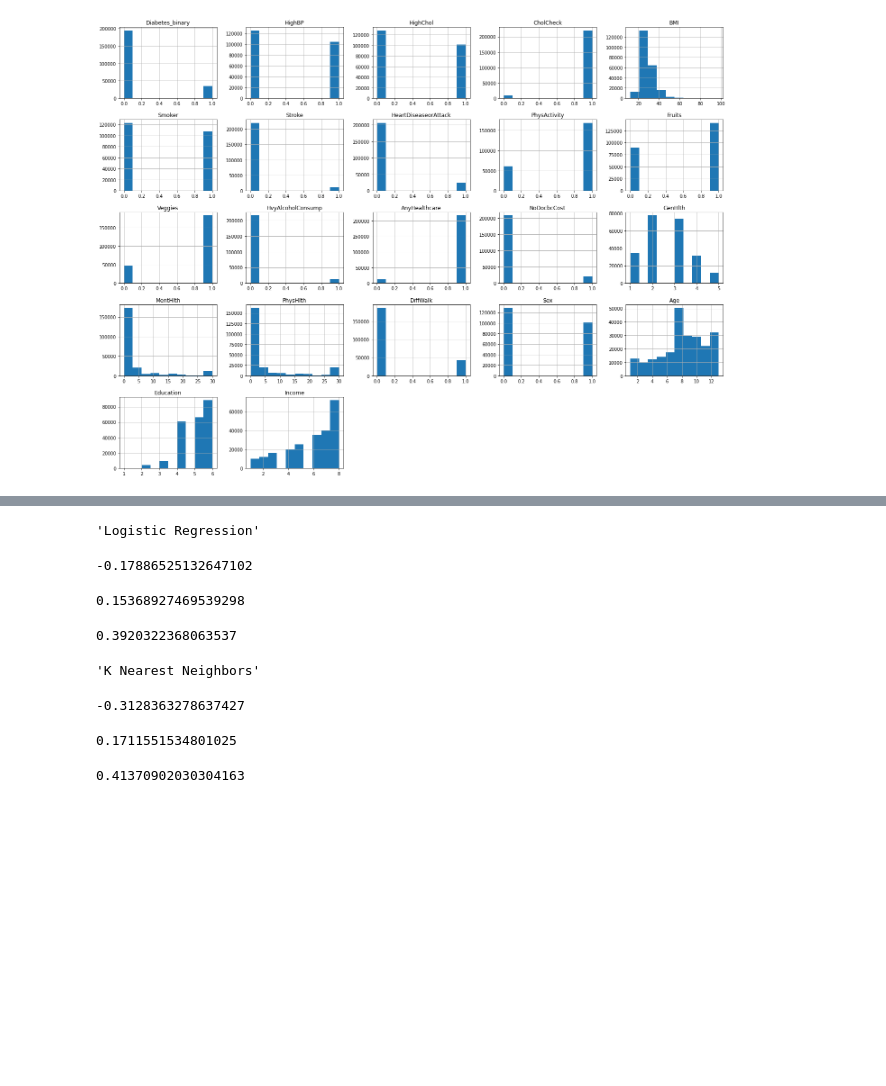
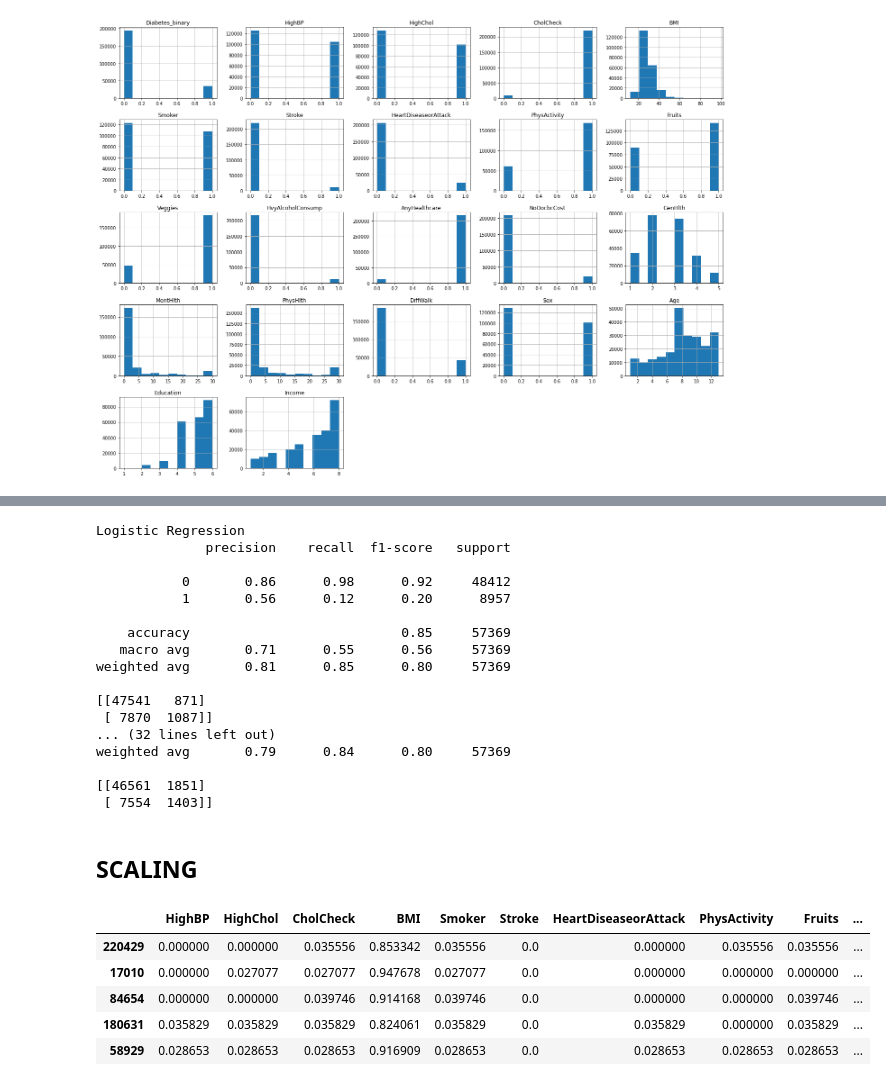
Before and after one commit to dplazau/ironhack-bootcamp, a Jupyter notebook: projects/ironhack-final-project/index.ipynb, the cells around one changed output, grey strips where cells are left out. Saved outputs shown, nothing was run; the diff lists cells and outputs as text; code cells hidden in the pictures; blank space fills up the shorter version.

```diff
--- a/projects/ironhack-final-project/index.ipynb
+++ b/projects/ironhack-final-project/index.ipynb
@@ -230,14 +243,25 @@ Please also refer to the documentation for alternative solver options:
 # %%
-for prediction in lst_predictions_per_model:
-    display(prediction[0])
-    prediction = prediction[1]
-    display(r2_score(y_test, prediction), mean_absolute_error(y_test, prediction), mean_squared_error(y_test, prediction, squared=False))
+for prediction in benchmark_prediction_of_models:
+    print(prediction[0])
+    print(classification_report(y_test, prediction[1]))
+    print(confusion_matrix(y_test, prediction[1]))
 # %% [output]
-'Logistic Regression'
+Logistic Regression
+              precision    recall  f1-score   support
+
+           0       0.86      0.98      0.92     48412
+           1       0.56      0.12      0.20      8957
+
+    accuracy                           0.85     57369
+   macro avg       0.71      0.55      0.56     57369
+weighted avg       0.81      0.85      0.80     57369
+
+[[47541   871]
+ [ 7870  1087]]
+... (32 lines left out)
+weighted avg       0.79      0.84      0.80     57369
+
+[[46561  1851]
+ [ 7554  1403]]
--0.17886525132647102
-0.15368927469539298
-0.3920322368063537
-'K Nearest Neighbors'
--0.3128363278637427
-0.1711551534801025
-0.41370902030304163
+# %% [markdown]
+## SCALING
@@ -243,0 +272,10 @@ for prediction in lst_predictions_per_model:
+# %%
+display(X_train_scaled.head(5))
+display(X_test_scaled.head(5))
+# %% [output]
+|  | HighBP | HighChol | CholCheck | BMI | Smoker | Stroke | HeartDiseaseorAttack | PhysActivity | Fruits | ... |
+| 220429 | 0.000000 | 0.000000 | 0.035556 | 0.853342 | 0.035556 | 0.0 | 0.000000 | 0.035556 | 0.035556 | ... |
+| 17010 | 0.000000 | 0.027077 | 0.027077 | 0.947678 | 0.027077 | 0.0 | 0.000000 | 0.000000 | 0.000000 | ... |
+| 84654 | 0.000000 | 0.000000 | 0.039746 | 0.914168 | 0.039746 | 0.0 | 0.000000 | 0.000000 | 0.039746 | ... |
+| 180631 | 0.035829 | 0.035829 | 0.035829 | 0.824061 | 0.035829 | 0.0 | 0.035829 | 0.000000 | 0.035829 | ... |
+| 58929 | 0.028653 | 0.028653 | 0.028653 | 0.916909 | 0.028653 | 0.0 | 0.028653 | 0.028653 | 0.028653 | ... |
```
Also changed, not shown: parts of 20 cells of this notebook, 1 other file.
